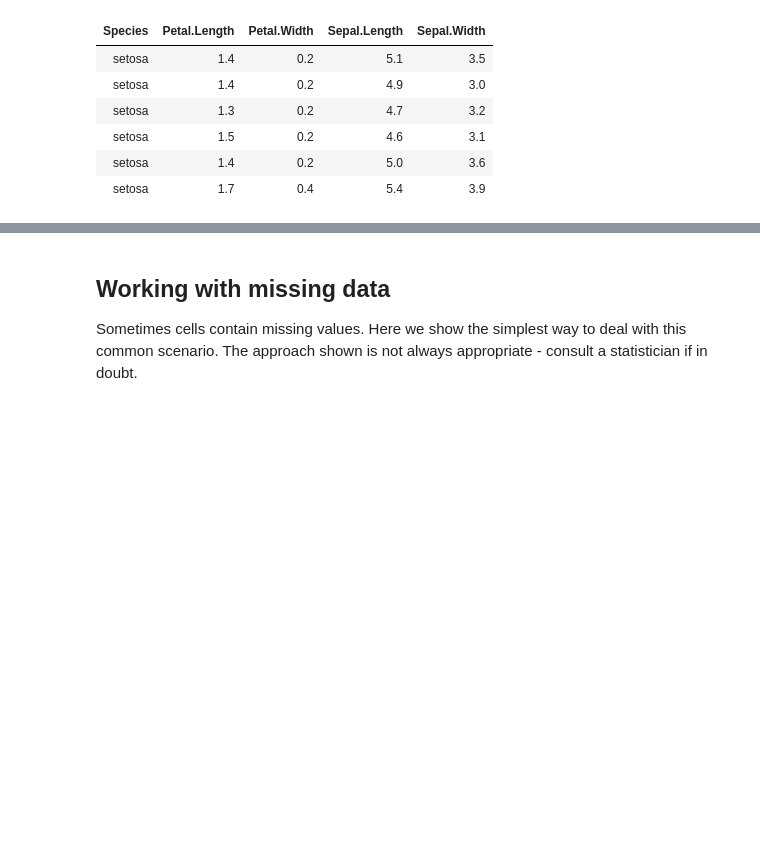
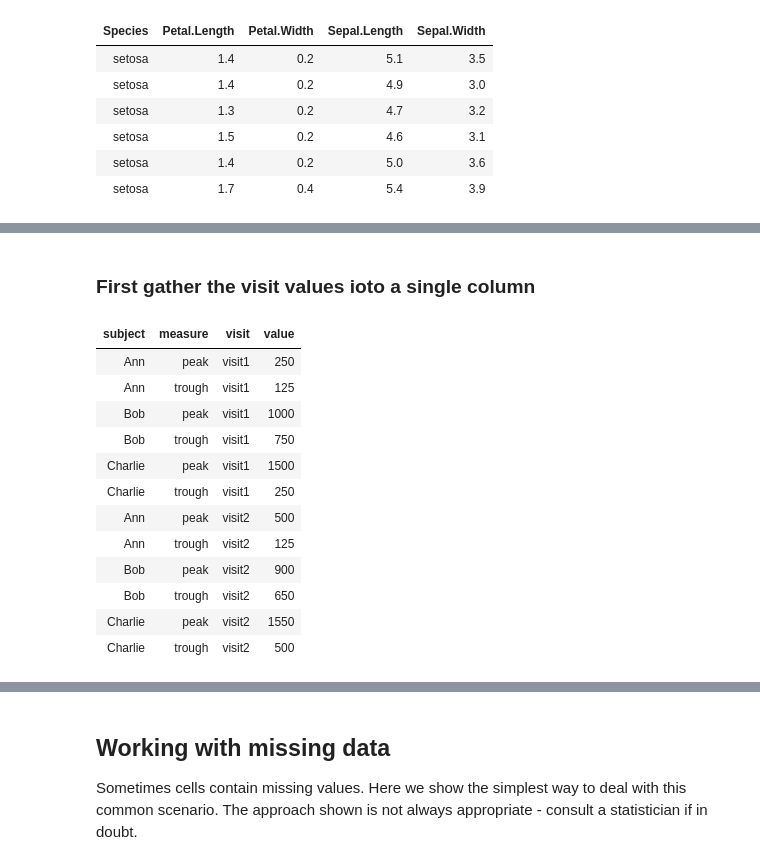
Before and after one commit to anhnguyendepocen/cfar-data-analysis-with-R-2017, a Jupyter notebook: notebooks/Preparing data for analysis with tidyr.ipynb, the cells around one changed output, grey strips where cells are left out. Saved outputs shown, nothing was run; the diff lists cells and outputs as text; code cells hidden in the pictures; blank space fills up the shorter version.

```diff
--- a/notebooks/Preparing data for analysis with tidyr.ipynb
+++ b/notebooks/Preparing data for analysis with tidyr.ipynb
@@ -284,0 +261,7 @@ head
+# %%
+subject <- c("Ann", "Ann", "Bob", "Bob", "Charlie", "Charlie")
+measure <- c("peak", "trough", "peak", "trough", "peak", "trough")
+visit1 <- c(250, 125, 1000, 750, 1500, 250)
+visit2 <- c(500, 125, 900, 650, 1550, 500)
+df.4 <- data.frame(subject, measure, visit1, visit2)
+df.4
@@ -284,0 +276,19 @@ head
+# %% [markdown]
+### First gather the visit values ioto a single column
+# %%
+df.5 <- df.4 %>% gather(visit, value, visit1, visit2)
+df.5
+# %% [output]
+| subject | measure | visit | value |
+| Ann | peak | visit1 | 250 |
+| Ann | trough | visit1 | 125 |
+| Bob | peak | visit1 | 1000 |
+| Bob | trough | visit1 | 750 |
+| Charlie | peak | visit1 | 1500 |
+| Charlie | trough | visit1 | 250 |
+| Ann | peak | visit2 | 500 |
+| Ann | trough | visit2 | 125 |
+| Bob | peak | visit2 | 900 |
+| Bob | trough | visit2 | 650 |
+| Charlie | peak | visit2 | 1550 |
+| Charlie | trough | visit2 | 500 |
```
Also changed, not shown: parts of 14 cells of this notebook, 3 other files.
